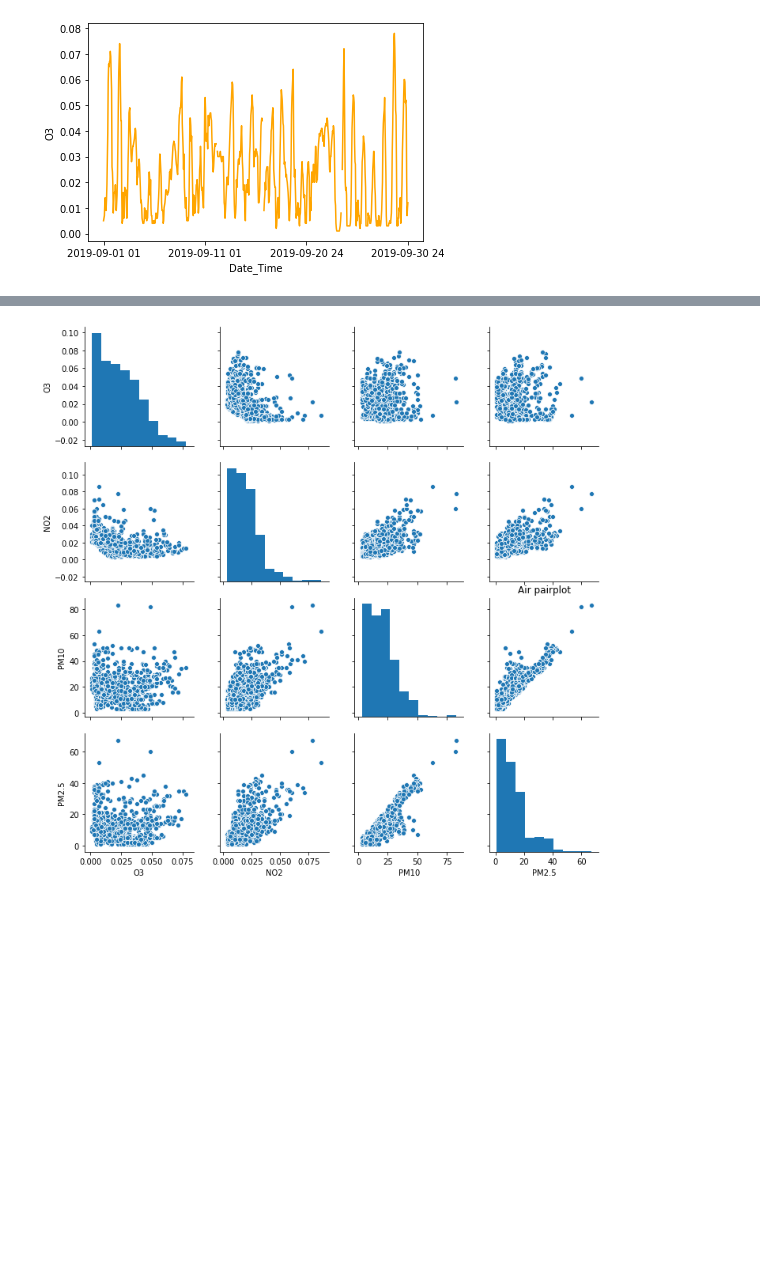
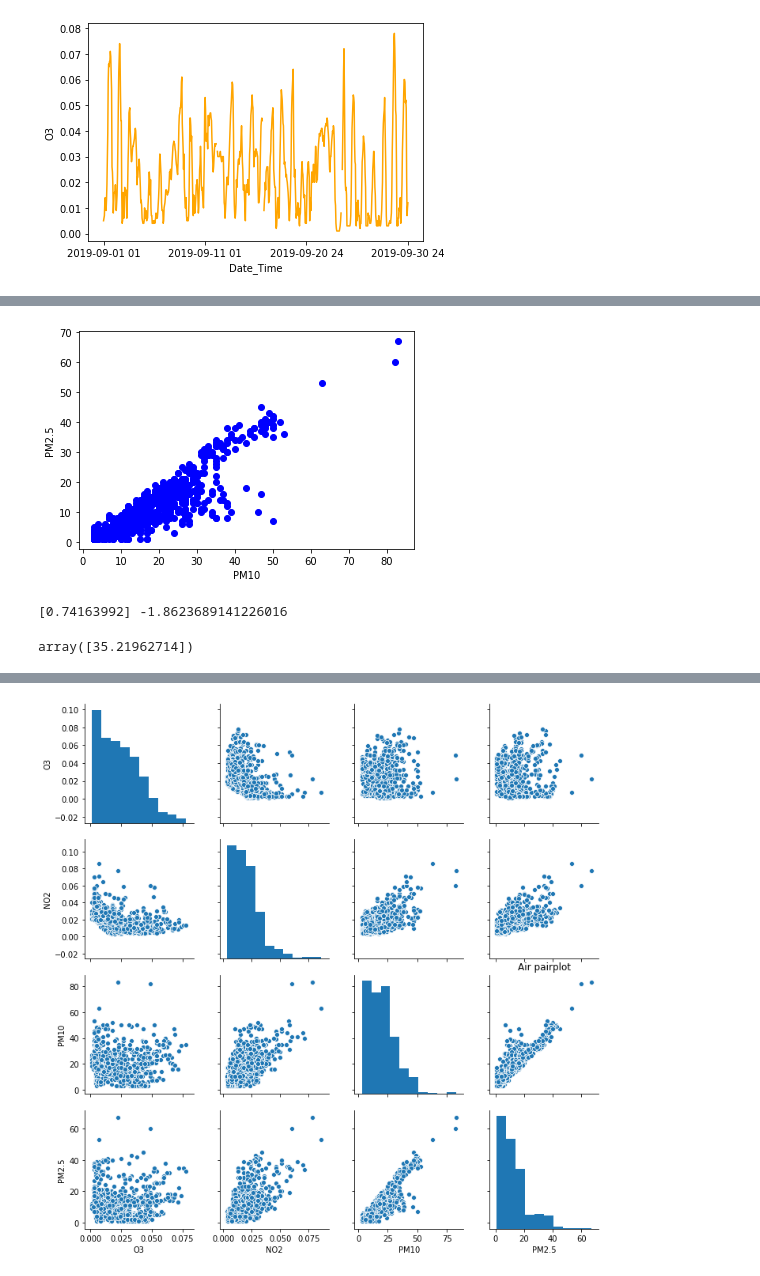
Before and after one commit to choisooyeon007/hello-world, a Jupyter notebook: air-korea.ipynb, the cells around one changed output, grey strips where cells are left out. Drawn from its saved outputs; the diff is of its cells as text; code cells hidden in the pictures; blank space fills up the shorter version.

```diff
--- a/air-korea.ipynb
+++ b/air-korea.ipynb
@@ -86,0 +92,21 @@ plt.show()
+# %%
+X=df3.iloc[:,2]
+Y=df3.iloc[:,3]
+
+plt.xlabel(df3.columns[2])
+plt.ylabel(df3.columns[3])
+plt.scatter(X,Y, c='b')
+plt.show()
+
+#print(X.shape)
+X=np.array(X).reshape(-1,1)
+#print(X.shape)
+
+
+model_PM=LinearRegression().fit(X,Y)
+print(model.coef_,model.intercept_)
+model.predict([[50]])
+# %% [output]
+[figure, added]
+[0.74163992] -1.8623689141226016
+array([35.21962714])
```
Also changed, not shown: parts of 7 cells of this notebook.
